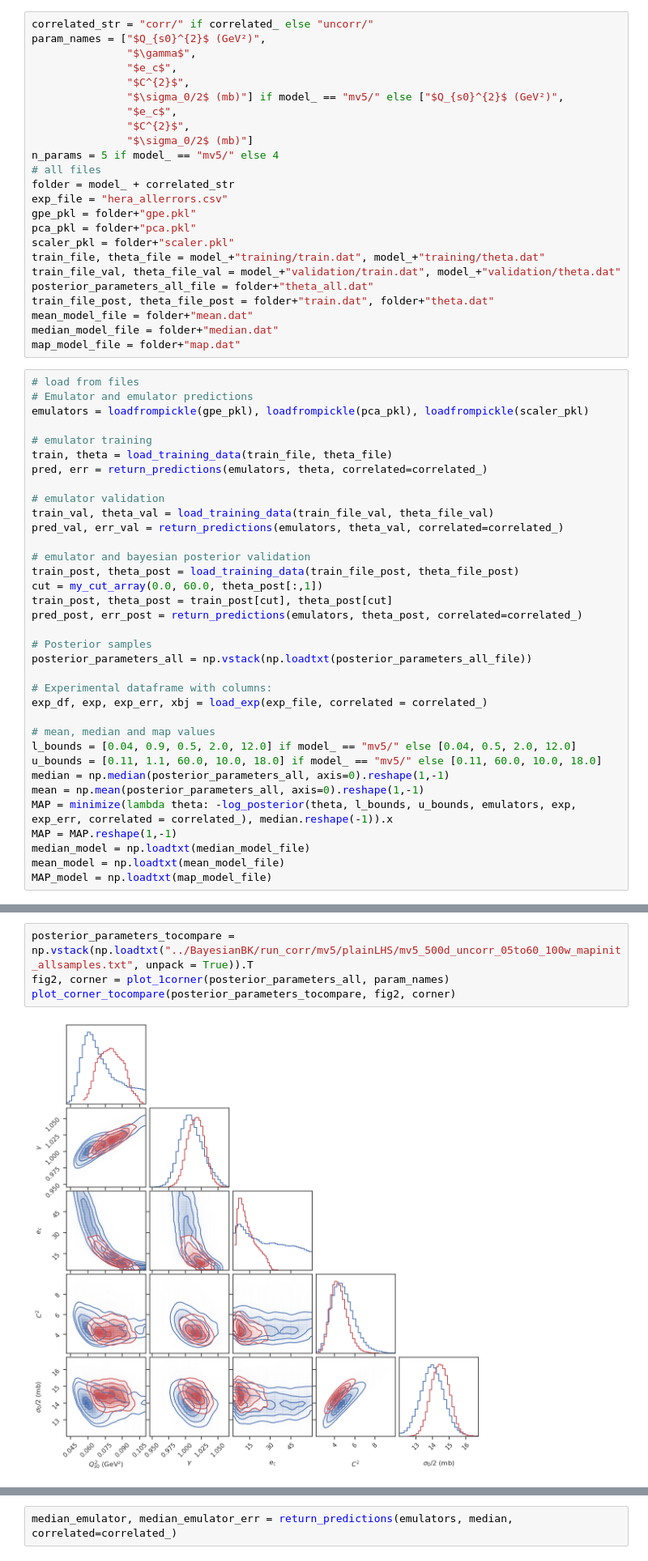
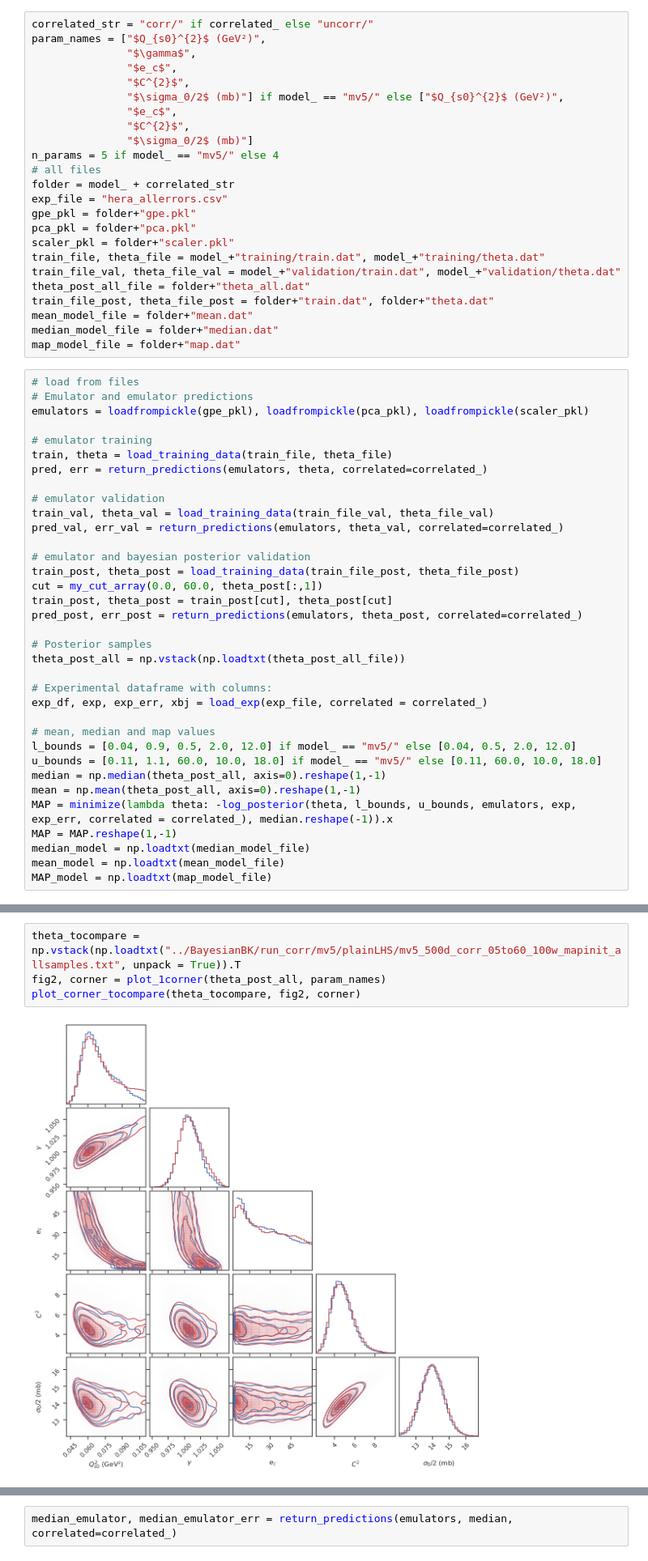
Before and after one commit to camcasuga/BayesianBK_results, a Jupyter notebook: analysis.ipynb, the cells around one changed output, grey strips where cells are left out. Shown at 81% size. Saved outputs shown, nothing was run; the diff lists cells and outputs as text.

```diff
--- a/analysis.ipynb
+++ b/analysis.ipynb
@@ -38,7 +38,7 @@ pca_pkl = folder+"pca.pkl"
 scaler_pkl = folder+"scaler.pkl"
 train_file, theta_file = model_+"training/train.dat", model_+"training/theta.dat"
 train_file_val, theta_file_val = model_+"validation/train.dat", model_+"validation/theta.dat"
-posterior_parameters_all_file = folder+"theta_all.dat"
+theta_post_all_file = folder+"theta_all.dat"
 train_file_post, theta_file_post = folder+"train.dat", folder+"theta.dat"
 mean_model_file = folder+"mean.dat"
 median_model_file = folder+"median.dat"
@@ -63,7 +63,7 @@ train_post, theta_post = train_post[cut], theta_post[cut]
 pred_post, err_post = return_predictions(emulators, theta_post, correlated=correlated_)
 
 # Posterior samples
-posterior_parameters_all = np.vstack(np.loadtxt(posterior_parameters_all_file))
+theta_post_all = np.vstack(np.loadtxt(theta_post_all_file))
 
 # Experimental dataframe with columns:
 exp_df, exp, exp_err, xbj = load_exp(exp_file, correlated = correlated_)
@@ -71,8 +71,8 @@ exp_df, exp, exp_err, xbj = load_exp(exp_file, correlated = correlated_)
 # mean, median and map values
 l_bounds = [0.04, 0.9, 0.5, 2.0, 12.0] if model_ == "mv5/" else [0.04, 0.5, 2.0, 12.0]
 u_bounds = [0.11, 1.1, 60.0, 10.0, 18.0] if model_ == "mv5/" else [0.11, 60.0, 10.0, 18.0]
-median = np.median(posterior_parameters_all, axis=0).reshape(1,-1)
-mean = np.mean(posterior_parameters_all, axis=0).reshape(1,-1)
+median = np.median(theta_post_all, axis=0).reshape(1,-1)
+mean = np.mean(theta_post_all, axis=0).reshape(1,-1)
 MAP = minimize(lambda theta: -log_posterior(theta, l_bounds, u_bounds, emulators, exp, exp_err, correlated = correlated_), median.reshape(-1)).x
 MAP = MAP.reshape(1,-1)
 median_model = np.loadtxt(median_model_file)
@@ -120,8 +113,8 @@ fig, ax = plot_zscore(pred_val, train_val, sd_val)
 ### Corner plot
 Running the MCMC results to a posterior distribution describing the areas of high posterior probability. Diagonal plots of the triangle diagram are 1D projections of the posterior distribution for each parameter. The off-diagonal plots are 2D projections of the posterior distribution for each pair of parameters that show the correlation between the pair. The broken lines shows the parameter values at the posterior median, or the 50th percentile. Right after the corner plots, median and MAP values are printed for each parameter.
 # %%
-posterior_parameters_tocompare = np.vstack(np.loadtxt("../BayesianBK/run_corr/mv5/plainLHS/mv5_500d_uncorr_05to60_100w_mapinit_allsamples.txt", unpack = True)).T
-fig2, corner = plot_1corner(posterior_parameters_all, param_names)
-plot_corner_tocompare(posterior_parameters_tocompare, fig2, corner)
+theta_tocompare = np.vstack(np.loadtxt("../BayesianBK/run_corr/mv5/plainLHS/mv5_500d_corr_05to60_100w_mapinit_allsamples.txt", unpack = True)).T
+fig2, corner = plot_1corner(theta_post_all, param_names)
+plot_corner_tocompare(theta_tocompare, fig2, corner)
 # %% [output]
-[figure, old version]
+[figure, new version]
```
Also changed, not shown: parts of 15 cells of this notebook, 12 other files.
